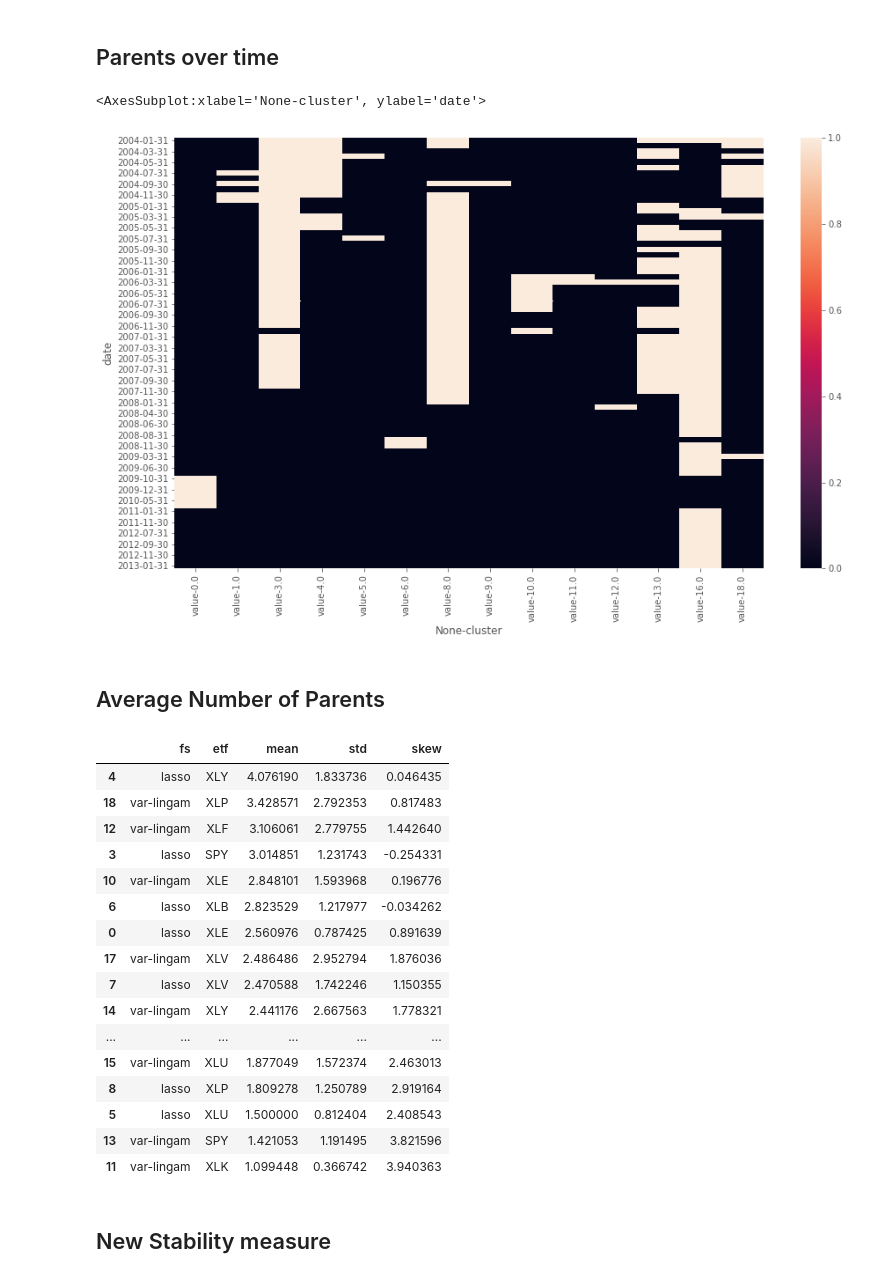
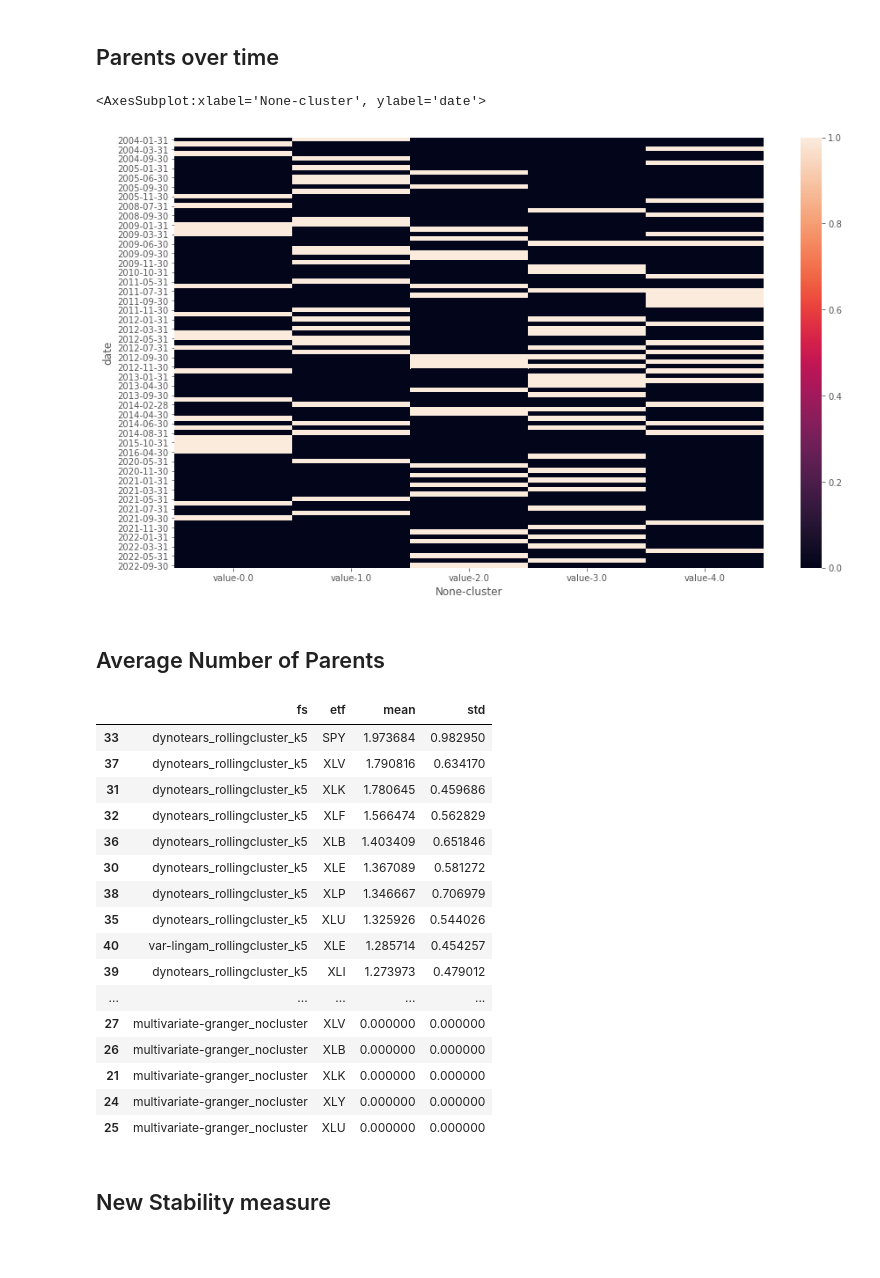
Before and after one commit to dcuoliveira/cml-fin, a Jupyter notebook: src/new_stability_measure.ipynb, the cells around one changed output. Drawn from its saved outputs; the diff is of its cells as text; code cells hidden in the pictures; blank space fills up the shorter version.

```diff
--- a/src/new_stability_measure.ipynb
+++ b/src/new_stability_measure.ipynb
@@ -16,8 +16,13 @@ plt.style.use('ggplot')
 outputs_path = os.path.join(os.path.dirname(os.getcwd()), "src", "data", "outputs")
 des = pd.read_csv(os.path.join(os.path.dirname(os.getcwd()), "src", 'data', 'utils', 'fredmd_description.csv'), sep=';')
 
-# fs_methods = ["lasso", "multivariate-granger", "pairwise-granger", "var-lingam", "dynotears"]
-fs_methods = ["lasso", "var-lingam"]
+fs_methods = [
+    "lasso1_nocluster",
+    "pairwise-granger_nocluster",
+    "multivariate-granger_nocluster",
+    "dynotears_rollingcluster_k5",
+    "var-lingam_rollingcluster_k5",
+]
 metric_names = ["stability", "mse", "mae"]
 etf_focus = None
 stability_threshold = 0.8
@@ -41,16 +46,16 @@ all_parents_df = pd.concat(all_parents)
 ## Parents over time
 # %%
 etf = "XLE"
-fs = "var-lingam"
+fs = "var-lingam_rollingcluster_k5"
 
 check_df = all_parents_df.loc[(all_parents_df['etf'] == etf)&(all_parents_df['fs'] == fs)].drop(["etf", "fs"], axis=1)
 check_df["date"] = [pd.to_datetime(dtref).strftime('%Y-%m-%d') for dtref in check_df["date"]]
 
 plt.figure(figsize=(15, 9))
 sns.heatmap(check_df.pivot_table(index=["date"], columns=["cluster"], values=["value"]).fillna(0))
 # %% [output]
 <AxesSubplot:xlabel='None-cluster', ylabel='date'>
-[figure, old version]
+[figure, new version]
 # %% [markdown]
 ## Average Number of Parents
 # %%
@@ -67,24 +75,24 @@ for fs in all_parents_df["fs"].unique():
 avgs_df = pd.DataFrame(avgs)
 # %%
-avgs_df.sort_values(by=["mean"], ascending=False)
+avgs_df.sort_values(by=["mean"], ascending=False)[["fs", "etf", "mean", "std"]]
 # %% [output]
-|  | fs | etf | mean | std | skew |
-| 4 | lasso | XLY | 4.076190 | 1.833736 | 0.046435 |
-| 18 | var-lingam | XLP | 3.428571 | 2.792353 | 0.817483 |
-| 12 | var-lingam | XLF | 3.106061 | 2.779755 | 1.442640 |
-| 3 | lasso | SPY | 3.014851 | 1.231743 | -0.254331 |
-| 10 | var-lingam | XLE | 2.848101 | 1.593968 | 0.196776 |
-| 6 | lasso | XLB | 2.823529 | 1.217977 | -0.034262 |
-| 0 | lasso | XLE | 2.560976 | 0.787425 | 0.891639 |
-| 17 | var-lingam | XLV | 2.486486 | 2.952794 | 1.876036 |
-| 7 | lasso | XLV | 2.470588 | 1.742246 | 1.150355 |
-| 14 | var-lingam | XLY | 2.441176 | 2.667563 | 1.778321 |
-| ... | ... | ... | ... | ... | ... |
-| 15 | var-lingam | XLU | 1.877049 | 1.572374 | 2.463013 |
-| 8 | lasso | XLP | 1.809278 | 1.250789 | 2.919164 |
-| 5 | lasso | XLU | 1.500000 | 0.812404 | 2.408543 |
-| 13 | var-lingam | SPY | 1.421053 | 1.191495 | 3.821596 |
-| 11 | var-lingam | XLK | 1.099448 | 0.366742 | 3.940363 |
+|  | fs | etf | mean | std |
+| 33 | dynotears_rollingcluster_k5 | SPY | 1.973684 | 0.982950 |
+| 37 | dynotears_rollingcluster_k5 | XLV | 1.790816 | 0.634170 |
+| 31 | dynotears_rollingcluster_k5 | XLK | 1.780645 | 0.459686 |
+| 32 | dynotears_rollingcluster_k5 | XLF | 1.566474 | 0.562829 |
+| 36 | dynotears_rollingcluster_k5 | XLB | 1.403409 | 0.651846 |
+| 30 | dynotears_rollingcluster_k5 | XLE | 1.367089 | 0.581272 |
+| 38 | dynotears_rollingcluster_k5 | XLP | 1.346667 | 0.706979 |
+| 35 | dynotears_rollingcluster_k5 | XLU | 1.325926 | 0.544026 |
+| 40 | var-lingam_rollingcluster_k5 | XLE | 1.285714 | 0.454257 |
+| 39 | dynotears_rollingcluster_k5 | XLI | 1.273973 | 0.479012 |
+| ... | ... | ... | ... | ... |
+| 27 | multivariate-granger_nocluster | XLV | 0.000000 | 0.000000 |
+| 26 | multivariate-granger_nocluster | XLB | 0.000000 | 0.000000 |
+| 21 | multivariate-granger_nocluster | XLK | 0.000000 | 0.000000 |
+| 24 | multivariate-granger_nocluster | XLY | 0.000000 | 0.000000 |
+| 25 | multivariate-granger_nocluster | XLU | 0.000000 | 0.000000 |
 # %% [markdown]
 ## New Stability measure
 # %%
```
Also changed, not shown: parts of 4 cells of this notebook.
